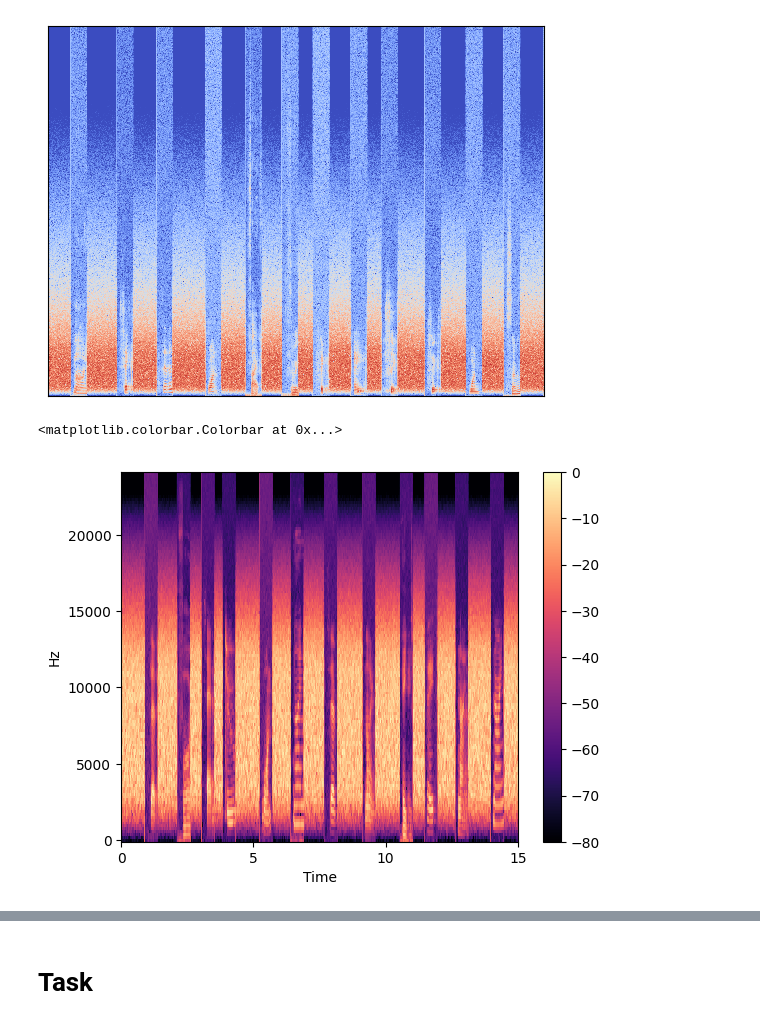
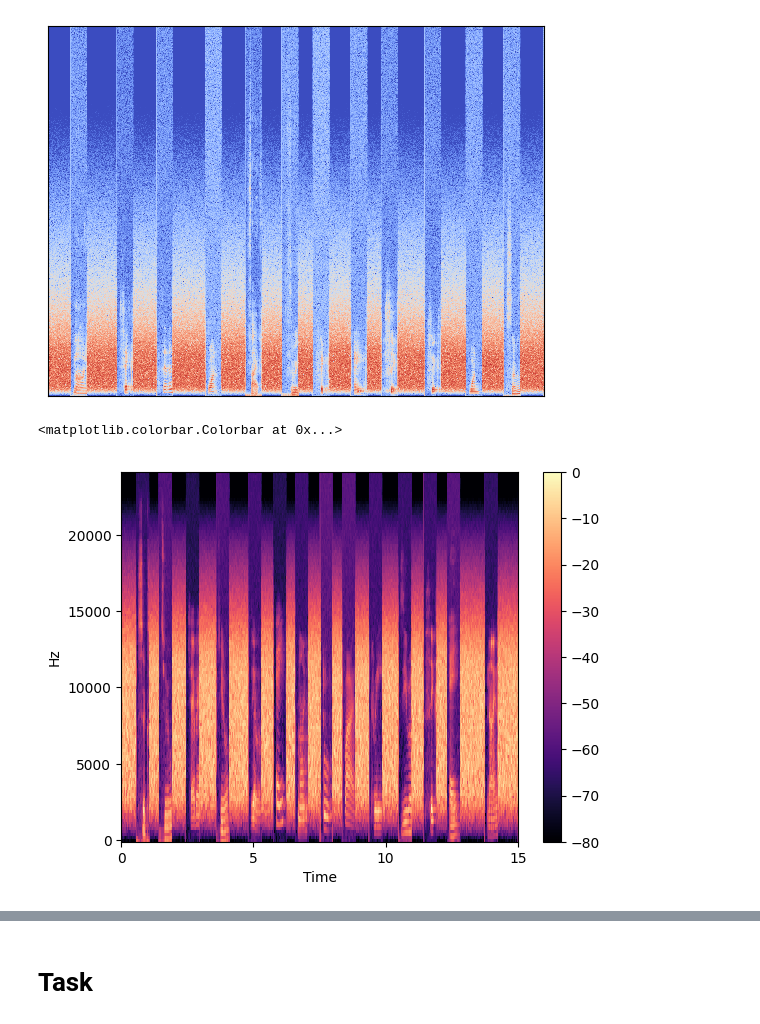
Before and after one commit to RayanKamarinchev/AI, a Jupyter notebook: IOAI_prep/romania/nitro/audio/main.ipynb, the cells around one changed output, grey strips where cells are left out. Saved outputs shown, nothing was run; the diff lists cells and outputs as text; code cells hidden in the pictures.

```diff
--- a/IOAI_prep/romania/nitro/audio/main.ipynb
+++ b/IOAI_prep/romania/nitro/audio/main.ipynb
@@ -37,11 +37,11 @@ librosa.display.specshow(db, sr=SR)
 <matplotlib.collections.QuadMesh at 0x...>
 [figure]
 # %%
-y, _ = librosa.load('train_data/100.wav', sr=SR)
+y, _ = librosa.load('train_data/3.wav', sr=SR)
 mel = librosa.feature.melspectrogram(y=y, sr=SR)
 db = librosa.power_to_db(mel, ref=np.max)
 librosa.display.specshow(db, sr=SR, x_axis='time', y_axis='hz')
 plt.colorbar()
 # %% [output]
 <matplotlib.colorbar.Colorbar at 0x...>
-[figure, old version]
+[figure, new version]
```
Also changed, not shown: parts of 14 cells of this notebook, 1 other file.
